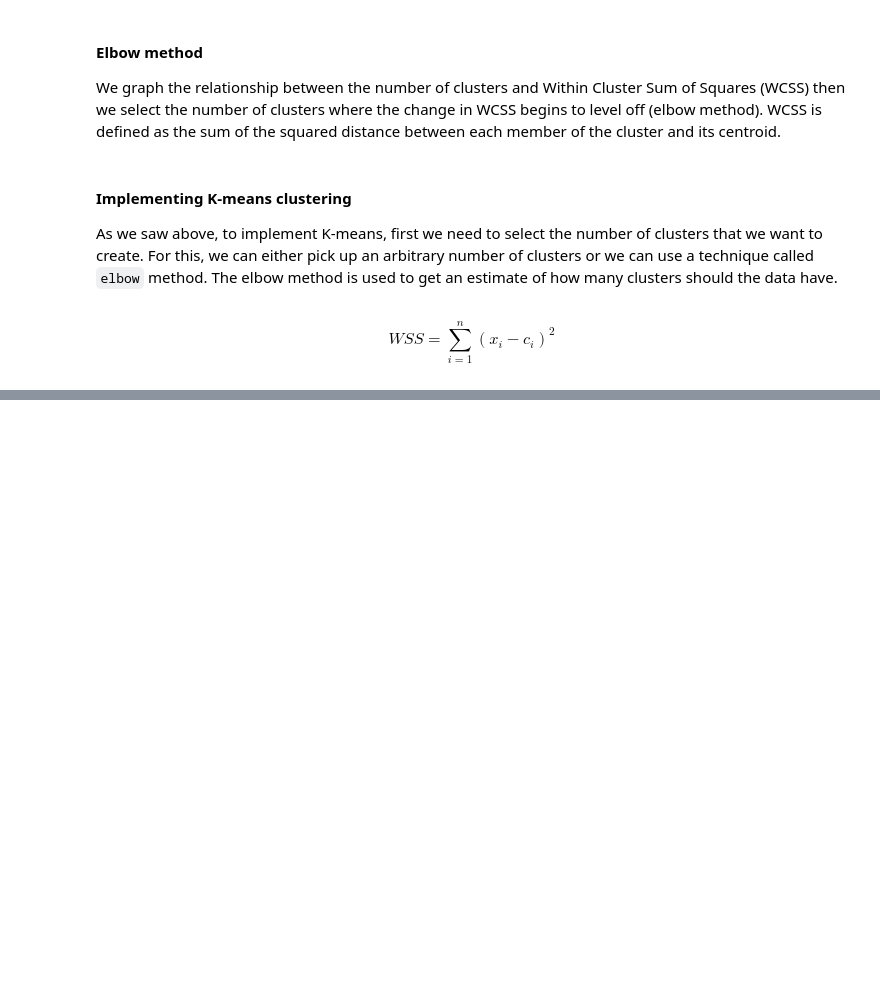
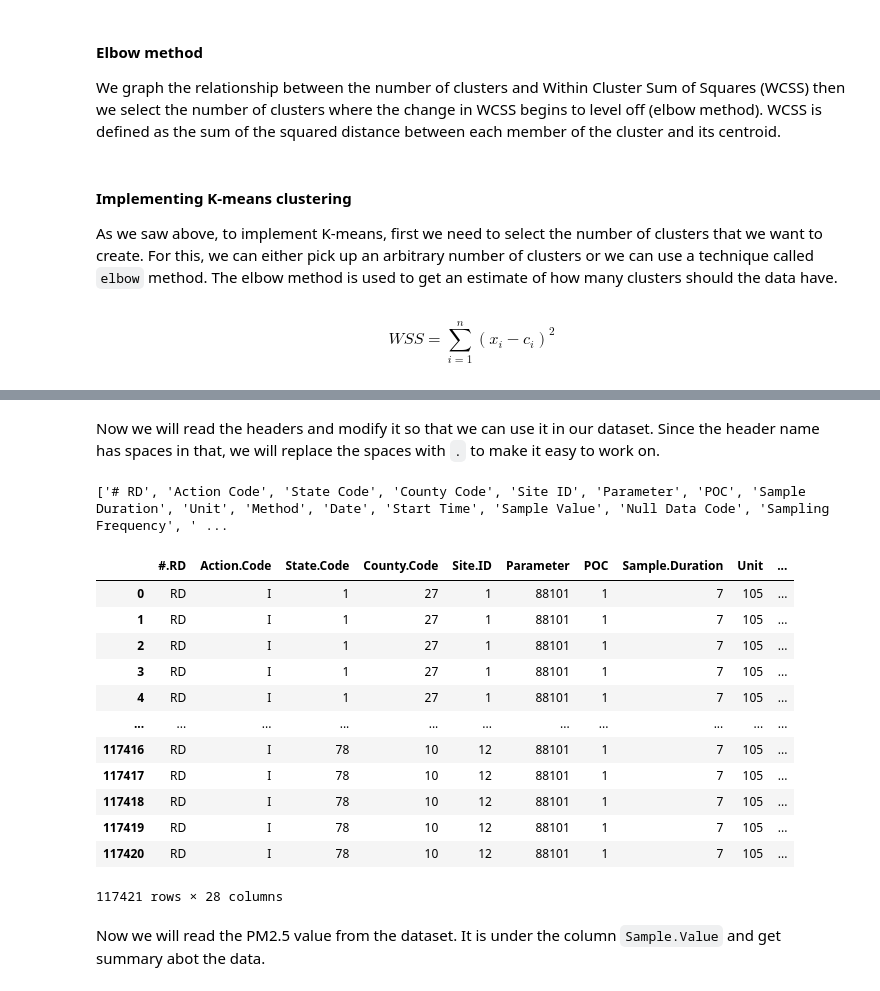
Before and after one commit to aviralwal/learning, a Jupyter notebook: Data Science/Data Science.ipynb, the cells around one changed output, grey strips where cells are left out. Saved outputs shown, nothing was run; the diff lists cells and outputs as text; code cells hidden in the pictures; blank space fills up the shorter version.

```diff
--- a/Data Science/Data Science.ipynb
+++ b/Data Science/Data Science.ipynb
@@ -488,0 +675,29 @@ plt.show()
+# %% [markdown]
+Now we will read the headers and modify it so that we can use it in our dataset. Since the header name has spaces in that, we will replace the spaces with `.` to make it easy to work on.
+# %%
+dataset = open('data/pm25_data/RD_501_88101_1999-0.txt')
+
+header = dataset.readline()
+dataset.close()
+header = header.split(sep = '|')
+print(header)
+pm0.columns = header
+pm0.columns = pm0.columns.str.replace(pat = ' ', repl = '.')
+pm0
+# %% [output]
+['# RD', 'Action Code', 'State Code', 'County Code', 'Site ID', 'Parameter', 'POC', 'Sample Duration', 'Unit', 'Method', 'Date', 'Start Time', 'Sample Value', 'Null Data Code', 'Sampling Frequency', ' ...
+|  | #.RD | Action.Code | State.Code | County.Code | Site.ID | Parameter | POC | Sample.Duration | Unit | ... |
+| 0 | RD | I | 1 | 27 | 1 | 88101 | 1 | 7 | 105 | ... |
+| 1 | RD | I | 1 | 27 | 1 | 88101 | 1 | 7 | 105 | ... |
+| 2 | RD | I | 1 | 27 | 1 | 88101 | 1 | 7 | 105 | ... |
+| 3 | RD | I | 1 | 27 | 1 | 88101 | 1 | 7 | 105 | ... |
+| 4 | RD | I | 1 | 27 | 1 | 88101 | 1 | 7 | 105 | ... |
+| ... | ... | ... | ... | ... | ... | ... | ... | ... | ... | ... |
+| 117416 | RD | I | 78 | 10 | 12 | 88101 | 1 | 7 | 105 | ... |
+| 117417 | RD | I | 78 | 10 | 12 | 88101 | 1 | 7 | 105 | ... |
+| 117418 | RD | I | 78 | 10 | 12 | 88101 | 1 | 7 | 105 | ... |
+| 117419 | RD | I | 78 | 10 | 12 | 88101 | 1 | 7 | 105 | ... |
+| 117420 | RD | I | 78 | 10 | 12 | 88101 | 1 | 7 | 105 | ... |
+117421 rows × 28 columns
+# %% [markdown]
+Now we will read the PM2.5 value from the dataset. It is under the column `Sample.Value` and get summary abot the data.
```
Also changed, not shown: parts of 28 cells of this notebook, 2 other files.
